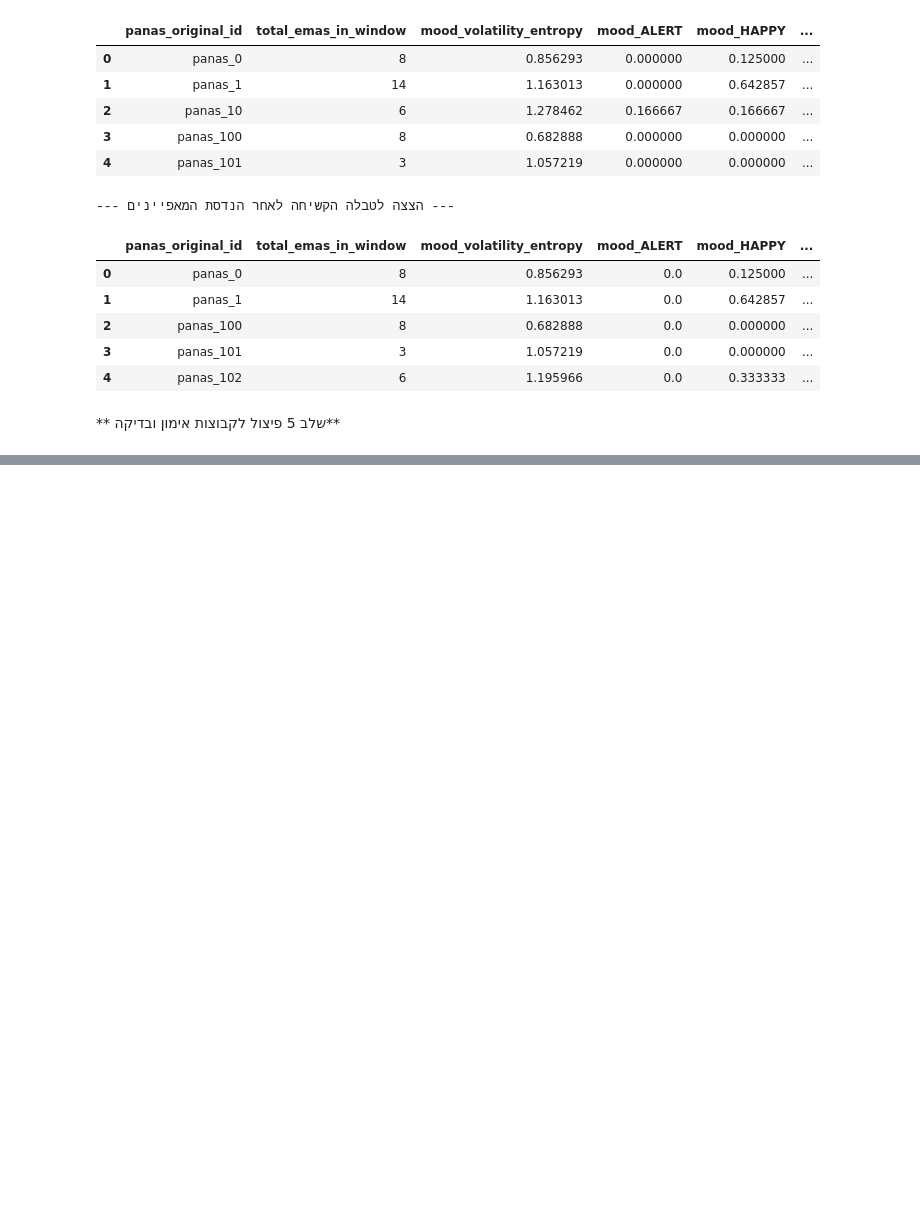
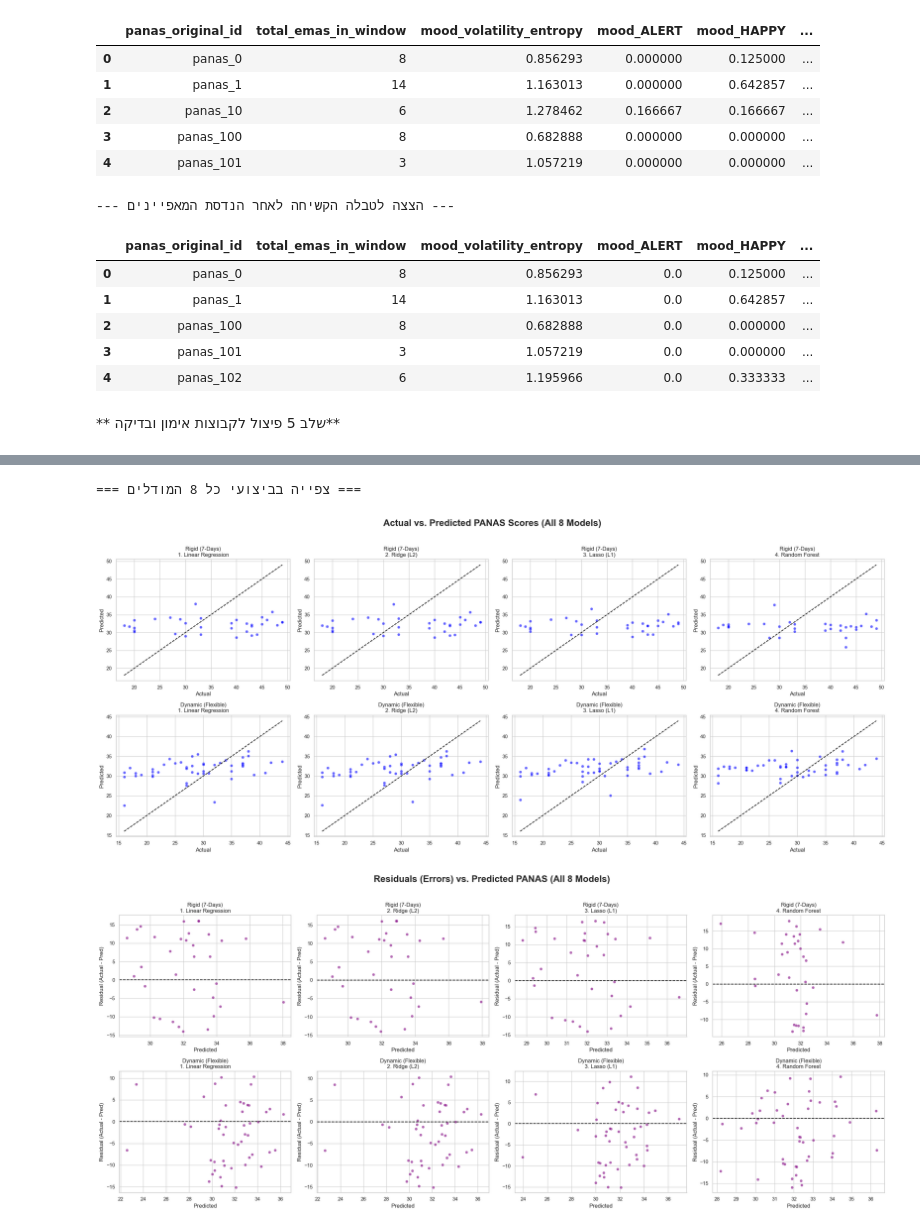
Before and after one commit to MoriahTDaniel/lifesnaps_project, a Jupyter notebook: notebooks/03_panas_like_model.ipynb, the cells around one changed output, grey strips where cells are left out. Cells and saved outputs as stored; diff of their text form; code cells hidden in the pictures; blank space fills up the shorter version.

```diff
--- a/notebooks/03_panas_like_model.ipynb
+++ b/notebooks/03_panas_like_model.ipynb
@@ -530,0 +697,70 @@ display(dynamic_test_df.head(3))
+# %%
+import matplotlib.pyplot as plt
+import seaborn as sns
+
+print("=== צפייה בביצועי כל 8 המודלים ===")
+
+# רשימת הגישות שלנו והנתונים שלהן
+datasets = {
+    'Rigid (7-Days)': (X_train_R, X_test_R, y_train_R, y_test_R),
+    'Dynamic (Flexible)': (X_train_D, X_test_D, y_train_D, y_test_D)
+}
+
+# ---------------------------------------------------------
+# 1. רשת גרפים: ניבוי מול מציאות (Actual vs Predicted)
+# ---------------------------------------------------------
+fig1, axes1 = plt.subplots(2, 4, figsize=(24, 10))
+fig1.suptitle('Actual vs. Predicted PANAS Scores (All 8 Models)', fontsize=20, fontweight='bold', y=1.02)
+
+for row_idx, (ds_name, (X_tr, X_te, y_tr, y_te)) in enumerate(datasets.items()):
+    for col_idx, (model_name, model) in enumerate(models.items()):
+        ax = axes1[row_idx, col_idx]
+
+        # אימון וניבוי ספציפי
+        model.fit(X_tr, y_tr)
+        y_pred = model.predict(X_te)
+
+        # ציור פיזור
+        sns.scatterplot(x=y_te, y=y_pred, ax=ax, color='blue', alpha=0.6)
+
+        # קו המטרה (Perfect Prediction)
+        min_val = min(y_te.min(), y_pred.min())
+        max_val = max(y_te.max(), y_pred.max())
+        ax.plot([min_val, max_val], [min_val, max_val], color='black', linestyle='--')
+
+        ax.set_title(f"{ds_name}\n{model_name}", fontsize=12)
+        ax.set_xlabel('Actual')
+        ax.set_ylabel('Predicted')
+
+plt.tight_layout()
+plt.show()
+
+# ---------------------------------------------------------
+# 2. רשת גרפים: שגיאות / שאריות (Residuals vs Predicted)
+# ---------------------------------------------------------
+fig2, axes2 = plt.subplots(2, 4, figsize=(24, 10))
+fig2.suptitle('Residuals (Errors) vs. Predicted PANAS (All 8 Models)', fontsize=20, fontweight='bold', y=1.02)
+
+for row_idx, (ds_name, (X_tr, X_te, y_tr, y_te)) in enumerate(datasets.items()):
+    for col_idx, (model_name, model) in enumerate(models.items()):
+        ax = axes2[row_idx, col_idx]
+
+        # אימון וניבוי (שוב, לוודא נתונים טריים)
+        model.fit(X_tr, y_tr)
+        y_pred = model.predict(X_te)
+        residuals = y_te - y_pred
+
+        # ציור פיזור שאריות
+        sns.scatterplot(x=y_pred, y=residuals, ax=ax, color='purple', alpha=0.6)
+        ax.axhline(0, color='black', linestyle='--') # קו אפס שגיאה
+
+        ax.set_title(f"{ds_name}\n{model_name}", fontsize=12)
+        ax.set_xlabel('Predicted')
+        ax.set_ylabel('Residual (Actual - Pred)')
+
+plt.tight_layout()
+plt.show()
+# %% [output]
+=== צפייה בביצועי כל 8 המודלים ===
+[figure, added]
+[figure, added]
```
Also changed, not shown: parts of 7 cells of this notebook.
